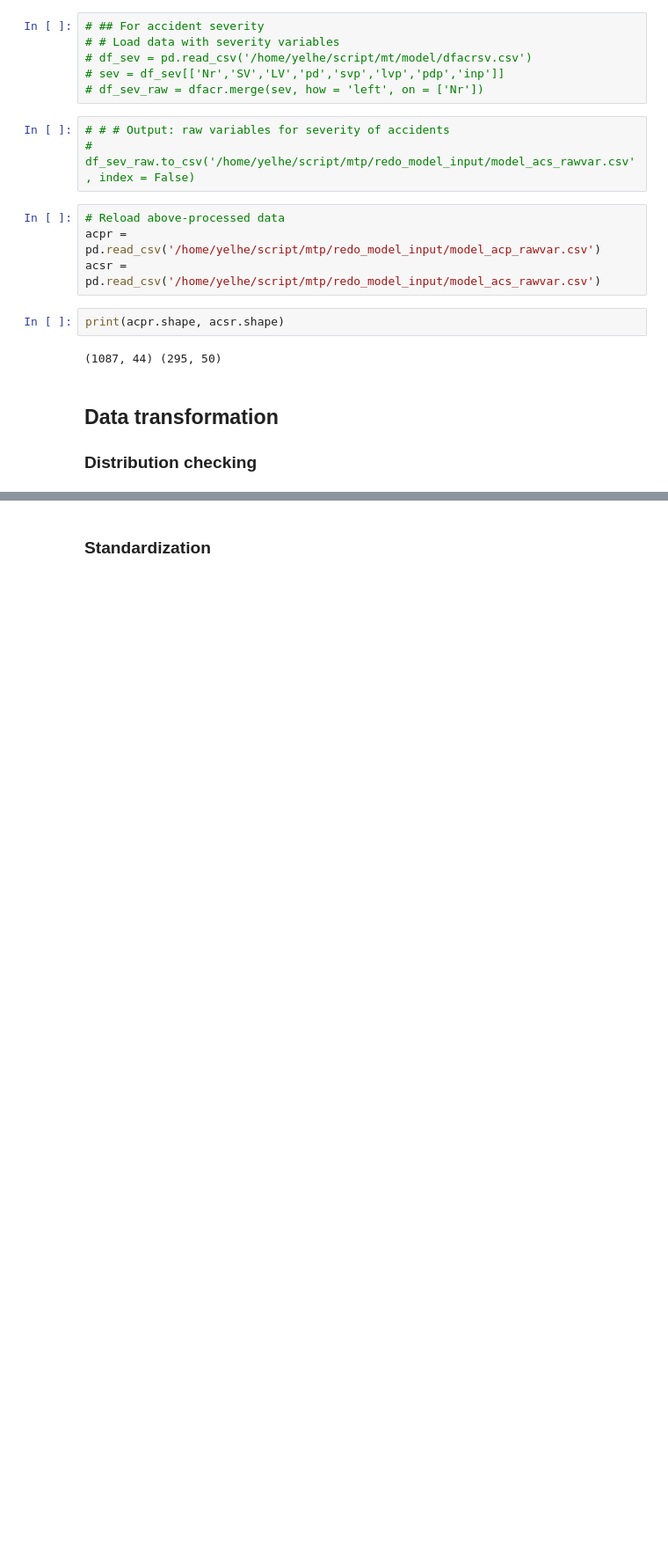
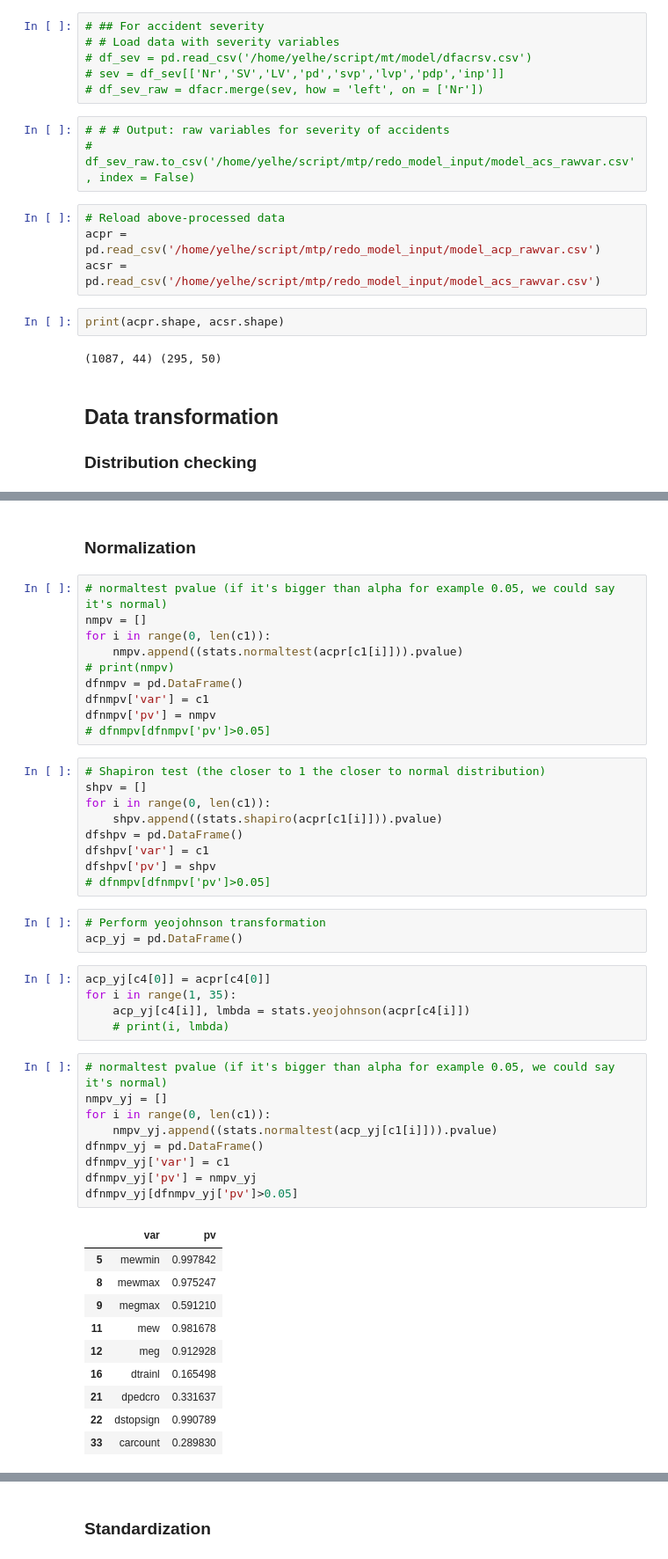
Before and after one commit to yeluH/MT_FI, a Jupyter notebook: Notebooks/4_Regression_presence_of_accident.ipynb, the cells around one changed output, grey strips where cells are left out. Shown at 88% size. Saved outputs shown, nothing was run; the diff lists cells and outputs as text; blank space fills up the shorter version.

```diff
--- a/Notebooks/4_Regression_presence_of_accident.ipynb
+++ b/Notebooks/4_Regression_presence_of_accident.ipynb
@@ -181,0 +208,49 @@ print(acpr.shape, acsr.shape)
+# %% [markdown]
+### Normalization
+# %%
+# normaltest pvalue (if it's bigger than alpha for example 0.05, we could say it's normal)
+nmpv = []
+for i in range(0, len(c1)):
+    nmpv.append((stats.normaltest(acpr[c1[i]])).pvalue)
+# print(nmpv)
+dfnmpv = pd.DataFrame()
+dfnmpv['var'] = c1
+dfnmpv['pv'] = nmpv
+# dfnmpv[dfnmpv['pv']>0.05]
+# %%
+# Shapiron test (the closer to 1 the closer to normal distribution)
+shpv = []
+for i in range(0, len(c1)):
+    shpv.append((stats.shapiro(acpr[c1[i]])).pvalue)
+dfshpv = pd.DataFrame()
+dfshpv['var'] = c1
+dfshpv['pv'] = shpv
+# dfnmpv[dfnmpv['pv']>0.05]
+# %%
+# Perform yeojohnson transformation
+acp_yj = pd.DataFrame()
+# %%
+acp_yj[c4[0]] = acpr[c4[0]]
+for i in range(1, 35):
+    acp_yj[c4[i]], lmbda = stats.yeojohnson(acpr[c4[i]])
+    # print(i, lmbda)
+# %%
+# normaltest pvalue (if it's bigger than alpha for example 0.05, we could say it's normal)
+nmpv_yj = []
+for i in range(0, len(c1)):
+    nmpv_yj.append((stats.normaltest(acp_yj[c1[i]])).pvalue)
+dfnmpv_yj = pd.DataFrame()
+dfnmpv_yj['var'] = c1
+dfnmpv_yj['pv'] = nmpv_yj
+dfnmpv_yj[dfnmpv_yj['pv']>0.05]
+# %% [output]
+|  | var | pv |
+| 5 | mewmin | 0.997842 |
+| 8 | mewmax | 0.975247 |
+| 9 | megmax | 0.591210 |
+| 11 | mew | 0.981678 |
+| 12 | meg | 0.912928 |
+| 16 | dtrainl | 0.165498 |
+| 21 | dpedcro | 0.331637 |
+| 22 | dstopsign | 0.990789 |
+| 33 | carcount | 0.289830 |
```
Also changed, not shown: parts of 19 cells of this notebook.
